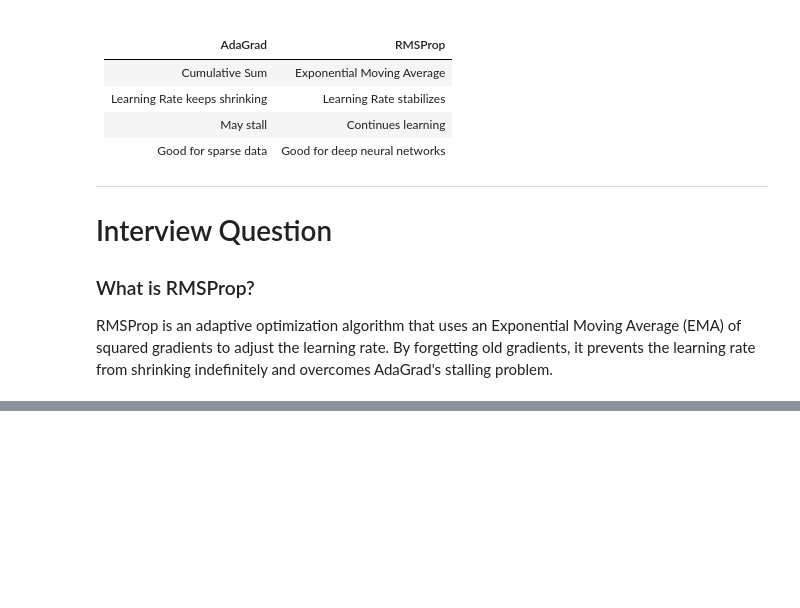
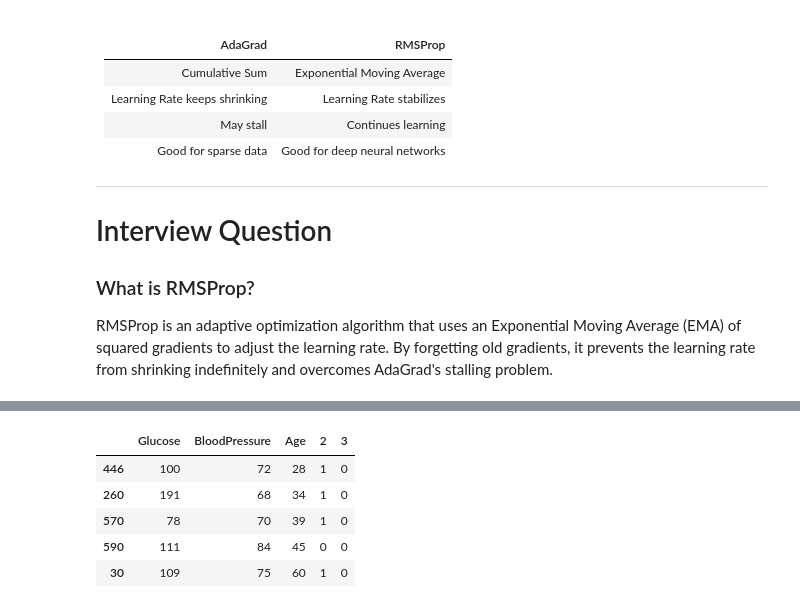
Before and after one commit to devdatta1429/BDA_Assignments, a Jupyter notebook: PML/Day_27_16_06.ipynb, the cells around one changed output, grey strips where cells are left out. Saved outputs shown, nothing was run; the diff lists cells and outputs as text; code cells hidden in the pictures; blank space fills up the shorter version.

```diff
--- a/PML/Day_27_16_06.ipynb
+++ b/PML/Day_27_16_06.ipynb
@@ -2649,0 +2683,2 @@ RMSProp is an adaptive optimization algorithm that uses an Exponential Moving Av
+# %%
+x_train, x_test, y_train, y_test = train_test_split(df.drop('Outcome', axis=1), df.Outcome , test_size=0.2, random_state=20)
@@ -2649,0 +2692,9 @@ RMSProp is an adaptive optimization algorithm that uses an Exponential Moving Av
+# %%
+x_train.head(5)
+# %% [output]
+|  | Glucose | BloodPressure | Age | 2 | 3 |
+| 446 | 100 | 72 | 28 | 1 | 0 |
+| 260 | 191 | 68 | 34 | 1 | 0 |
+| 570 | 78 | 70 | 39 | 1 | 0 |
+| 590 | 111 | 84 | 45 | 0 | 0 |
+| 30 | 109 | 75 | 60 | 1 | 0 |
```
Also changed, not shown: parts of 16 cells of this notebook.
